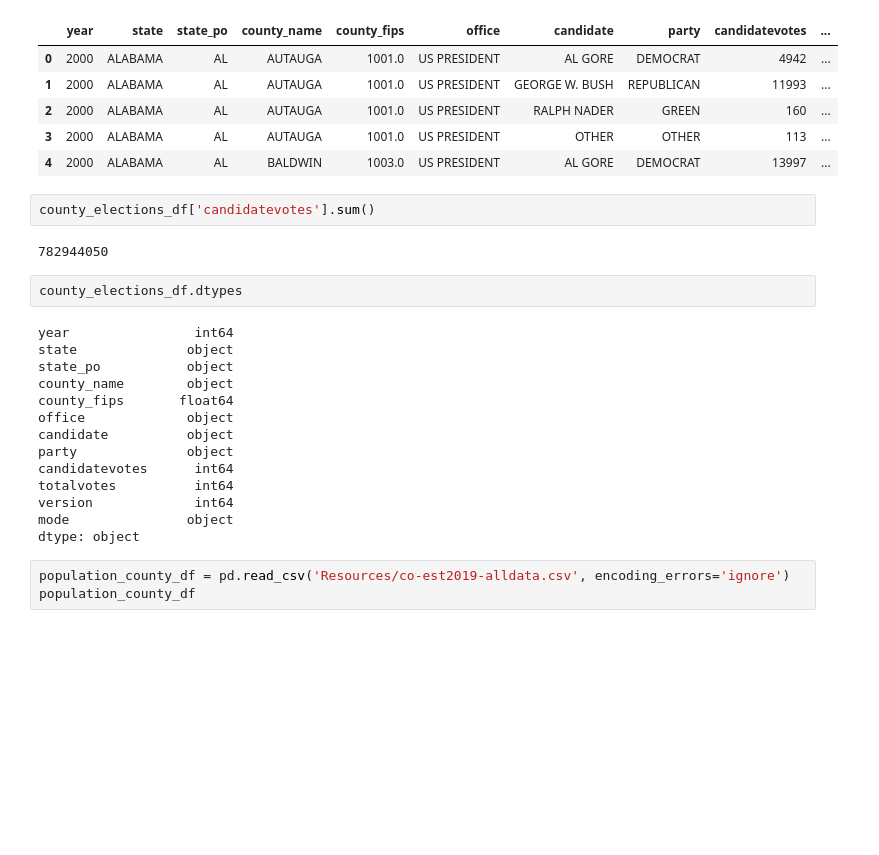
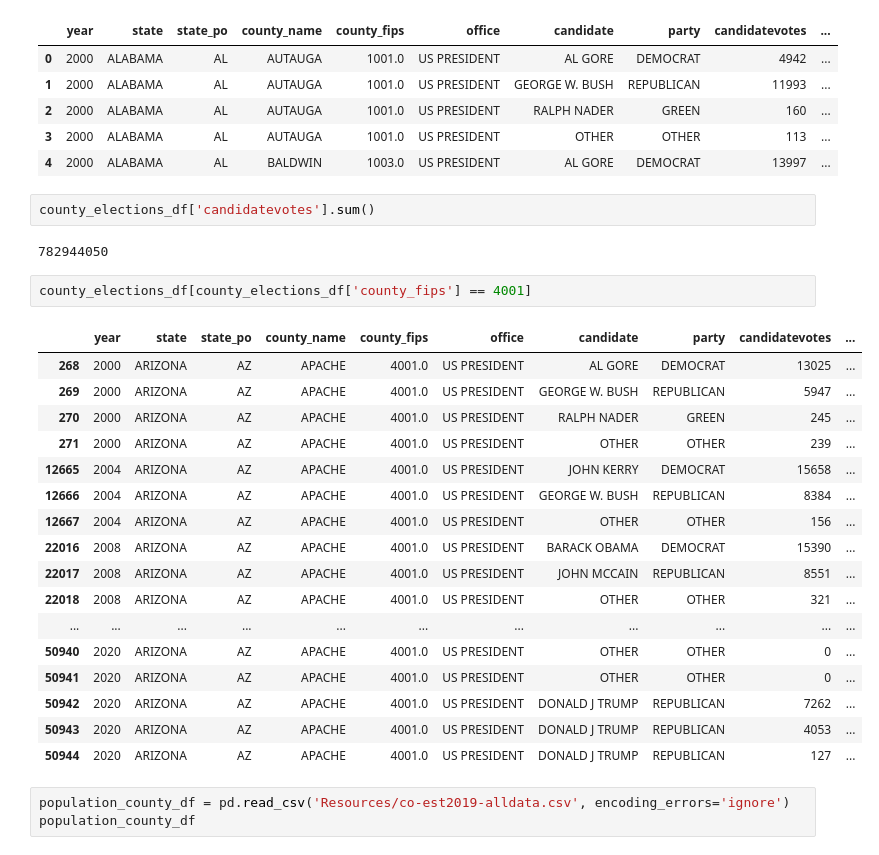
Before and after one commit to SamuelAlvarezmx/Final_project, a Jupyter notebook: Cleaning_dataset.ipynb, the cells around one changed output. Drawn from its saved outputs; the diff is of its cells as text; blank space fills up the shorter version.

```diff
--- a/Cleaning_dataset.ipynb
+++ b/Cleaning_dataset.ipynb
@@ -12,26 +12,30 @@ county_elections_df.head()
 | 2 | 2000 | ALABAMA | AL | AUTAUGA | 1001.0 | US PRESIDENT | RALPH NADER | GREEN | 160 | ... |
 | 3 | 2000 | ALABAMA | AL | AUTAUGA | 1001.0 | US PRESIDENT | OTHER | OTHER | 113 | ... |
 | 4 | 2000 | ALABAMA | AL | BALDWIN | 1003.0 | US PRESIDENT | AL GORE | DEMOCRAT | 13997 | ... |
-# %%
-county_elections_df['candidatevotes'].sum()
-# %% [output]
-782944050
+# %%
+county_elections_df['candidatevotes'].sum()
+# %% [output]
+782944050
 # %%
-county_elections_df.dtypes
+county_elections_df[county_elections_df['county_fips'] == 4001]
 # %% [output]
-year                int64
-state              object
-state_po           object
-county_name        object
-county_fips       float64
-office             object
-candidate          object
-party              object
-candidatevotes      int64
-totalvotes          int64
-version             int64
-mode               object
-dtype: object
+|  | year | state | state_po | county_name | county_fips | office | candidate | party | candidatevotes | ... |
+| 268 | 2000 | ARIZONA | AZ | APACHE | 4001.0 | US PRESIDENT | AL GORE | DEMOCRAT | 13025 | ... |
+| 269 | 2000 | ARIZONA | AZ | APACHE | 4001.0 | US PRESIDENT | GEORGE W. BUSH | REPUBLICAN | 5947 | ... |
+| 270 | 2000 | ARIZONA | AZ | APACHE | 4001.0 | US PRESIDENT | RALPH NADER | GREEN | 245 | ... |
+| 271 | 2000 | ARIZONA | AZ | APACHE | 4001.0 | US PRESIDENT | OTHER | OTHER | 239 | ... |
+| 12665 | 2004 | ARIZONA | AZ | APACHE | 4001.0 | US PRESIDENT | JOHN KERRY | DEMOCRAT | 15658 | ... |
+| 12666 | 2004 | ARIZONA | AZ | APACHE | 4001.0 | US PRESIDENT | GEORGE W. BUSH | REPUBLICAN | 8384 | ... |
+| 12667 | 2004 | ARIZONA | AZ | APACHE | 4001.0 | US PRESIDENT | OTHER | OTHER | 156 | ... |
+| 22016 | 2008 | ARIZONA | AZ | APACHE | 4001.0 | US PRESIDENT | BARACK OBAMA | DEMOCRAT | 15390 | ... |
+| 22017 | 2008 | ARIZONA | AZ | APACHE | 4001.0 | US PRESIDENT | JOHN MCCAIN | REPUBLICAN | 8551 | ... |
+| 22018 | 2008 | ARIZONA | AZ | APACHE | 4001.0 | US PRESIDENT | OTHER | OTHER | 321 | ... |
+| ... | ... | ... | ... | ... | ... | ... | ... | ... | ... | ... |
+| 50940 | 2020 | ARIZONA | AZ | APACHE | 4001.0 | US PRESIDENT | OTHER | OTHER | 0 | ... |
+| 50941 | 2020 | ARIZONA | AZ | APACHE | 4001.0 | US PRESIDENT | OTHER | OTHER | 0 | ... |
+| 50942 | 2020 | ARIZONA | AZ | APACHE | 4001.0 | US PRESIDENT | DONALD J TRUMP | REPUBLICAN | 7262 | ... |
+| 50943 | 2020 | ARIZONA | AZ | APACHE | 4001.0 | US PRESIDENT | DONALD J TRUMP | REPUBLICAN | 4053 | ... |
+| 50944 | 2020 | ARIZONA | AZ | APACHE | 4001.0 | US PRESIDENT | DONALD J TRUMP | REPUBLICAN | 127 | ... |
 # %%
 population_county_df = pd.read_csv('Resources/co-est2019-alldata.csv', encoding_errors='ignore')
 population_county_df
```
Also changed, not shown: parts of 36 cells of this notebook.
